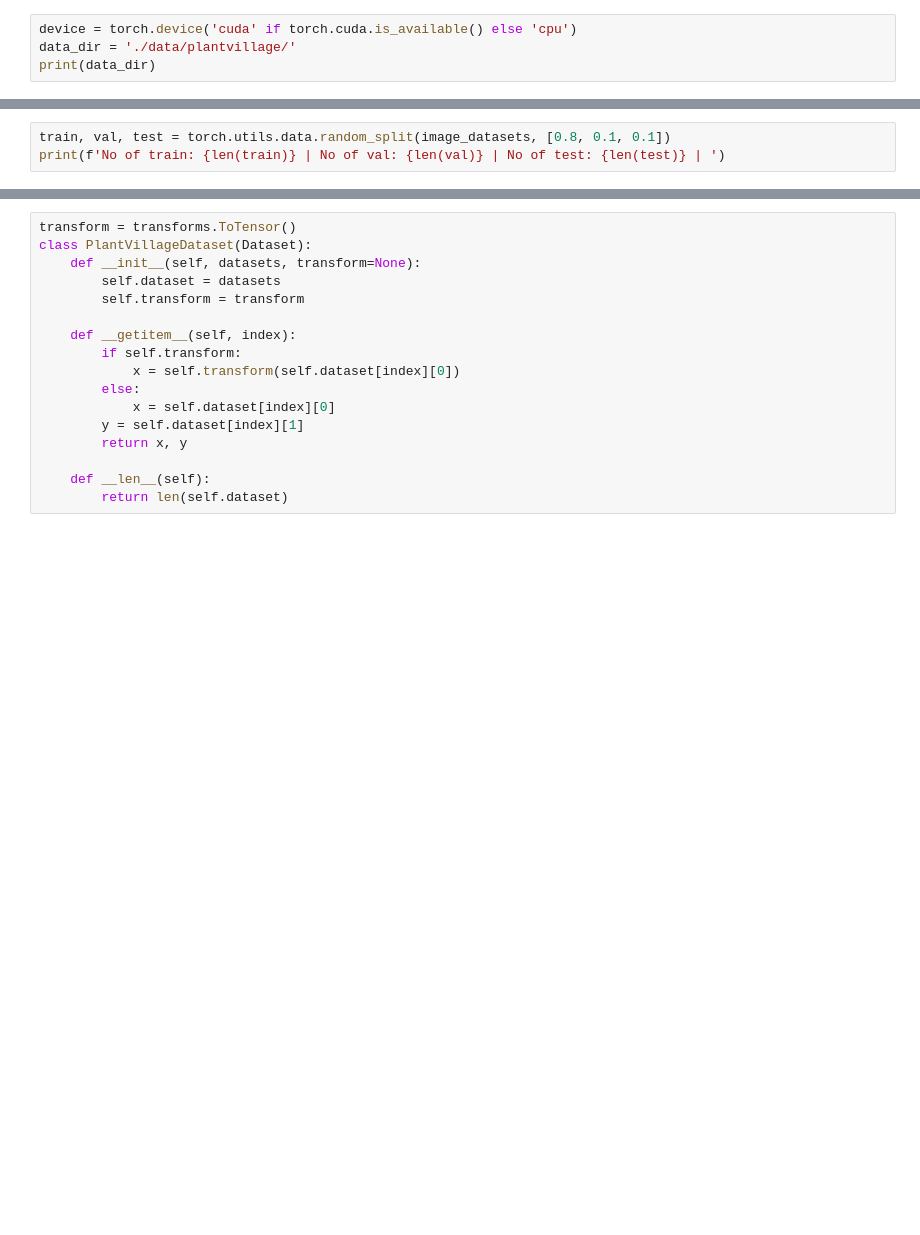
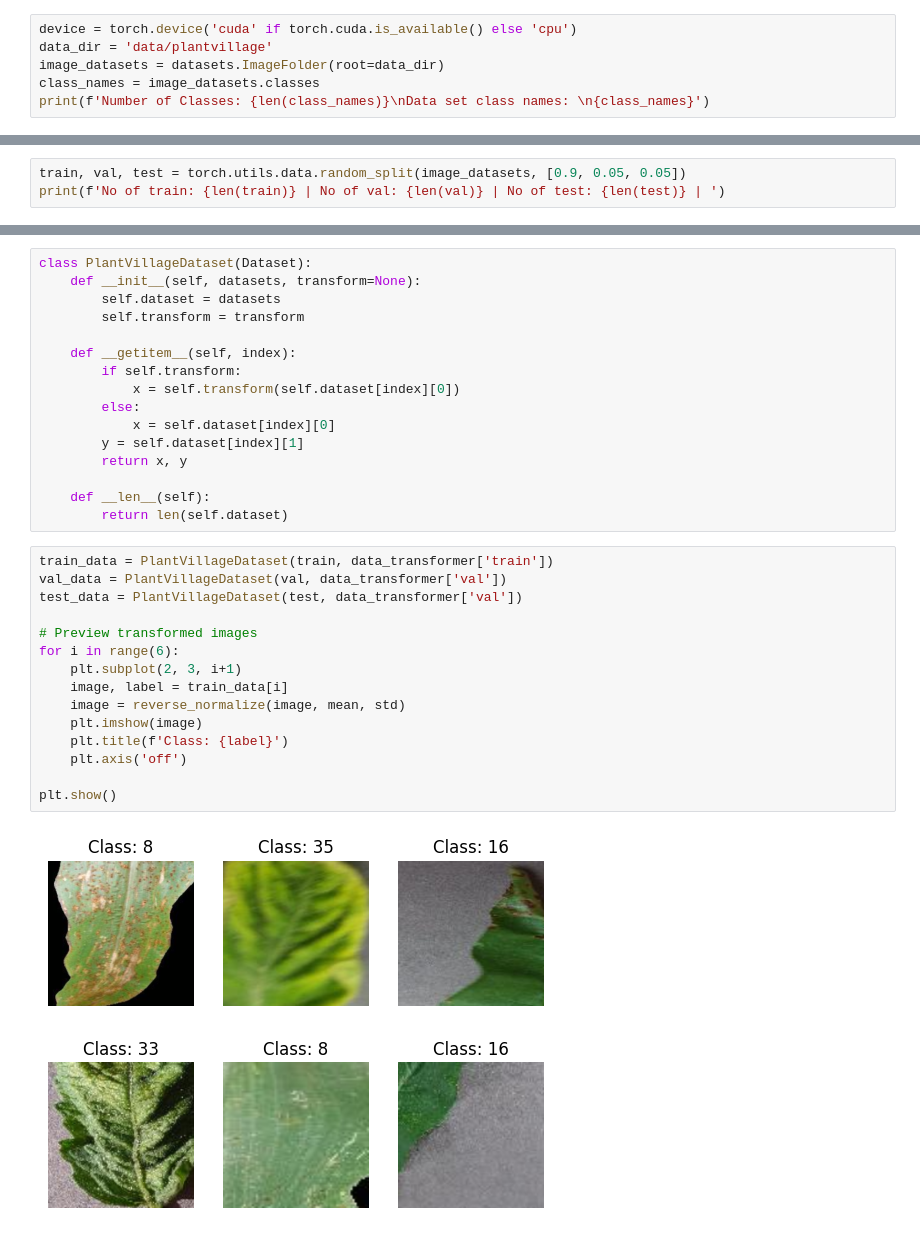
Before and after one commit to attahiruj/PlantVillageClassification, a Jupyter notebook: plantvillage.ipynb, the cells around one changed output, grey strips where cells are left out. Saved outputs shown, nothing was run; the diff lists cells and outputs as text; blank space fills up the shorter version.

```diff
--- a/plantvillage.ipynb
+++ b/plantvillage.ipynb
@@ -12,5 +15,7 @@ import matplotlib.pyplot as plt
 # %%
 device = torch.device('cuda' if torch.cuda.is_available() else 'cpu')
-data_dir = './data/plantvillage/'
-print(data_dir)
+data_dir = 'data/plantvillage'
+image_datasets = datasets.ImageFolder(root=data_dir)
+class_names = image_datasets.classes
+print(f'Number of Classes: {len(class_names)}\nData set class names: \n{class_names}')
 # %% [output]
@@ -57,4 +25,4 @@ tensor([0.0116, 0.0114, 0.0051, 0.0303, 0.0277, 0.0157, 0.0194, 0.0094, 0.0220,
 # %%
-train, val, test = torch.utils.data.random_split(image_datasets, [0.8, 0.1, 0.1])
+train, val, test = torch.utils.data.random_split(image_datasets, [0.9, 0.05, 0.05])
 print(f'No of train: {len(train)} | No of val: {len(val)} | No of test: {len(test)} | ')
 # %% [output]
@@ -62,5 +68,4 @@ No of train: 43445 | No of val: 5430 | No of test: 5430 |
 # %%
-transform = transforms.ToTensor()
 class PlantVillageDataset(Dataset):
 	def __init__(self, datasets, transform=None):
 		self.dataset = datasets
@@ -76,3 +81,20 @@ class PlantVillageDataset(Dataset):
 
 	def __len__(self):
 		return len(self.dataset)
+# %%
+train_data = PlantVillageDataset(train, data_transformer['train'])
+val_data = PlantVillageDataset(val, data_transformer['val'])
+test_data = PlantVillageDataset(test, data_transformer['val'])
+
+# Preview transformed images
+for i in range(6):
+    plt.subplot(2, 3, i+1)
+    image, label = train_data[i]
+    image = reverse_normalize(image, mean, std)
+    plt.imshow(image)
+    plt.title(f'Class: {label}')
+    plt.axis('off')
+
+plt.show()
+# %% [output]
+[figure, added]
```
Also changed, not shown: parts of 21 cells of this notebook, 4 other files.
